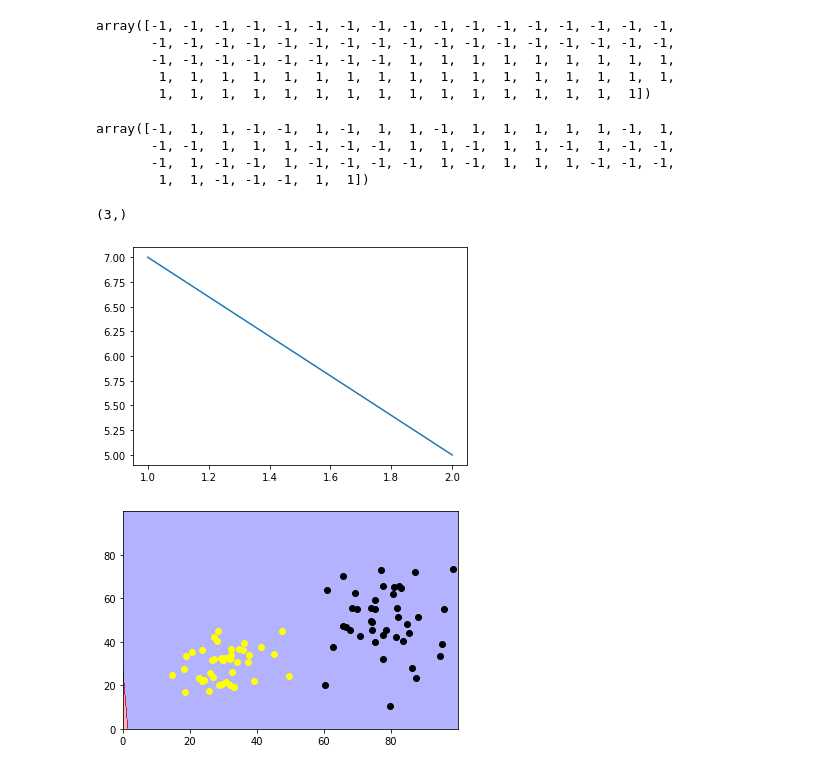
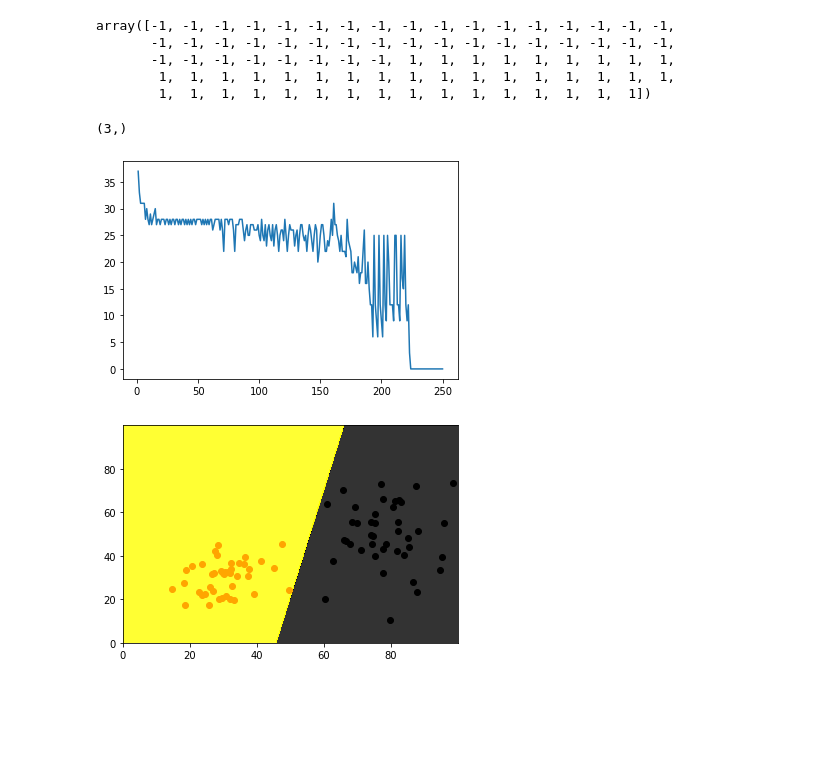
Before and after one commit to makaron42/omleto, a Jupyter notebook: perceptron.ipynb, the cells around one changed output. Saved outputs shown, nothing was run; the diff lists cells and outputs as text; code cells hidden in the pictures; blank space fills up the shorter version.

```diff
--- a/perceptron.ipynb
+++ b/perceptron.ipynb
@@ -68,7 +69,7 @@ plt.show()
 [figure]
 # %%
 class Perceptron:
-    def __init__(self, eta=0.1, n_iter=50, random_state=100):
+    def __init__(self, eta=0.01, n_iter=50, random_state=1):
         self.eta = eta
         self.n_iter = n_iter
         self.random_state = random_state
@@ -121,7 +122,7 @@ X = np.zeros((84, 2))
 X[:42] = k1
 X[42:] = k2
 
-X /= 100
+# X /= 100
 # %%
 y = np.ones((84), dtype=int)
 y[:42] = -1
@@ -133,14 +134,9 @@ array([-1, -1, -1, -1, -1, -1, -1, -1, -1, -1, -1, -1, -1, -1, -1, -1, -1,
         1,  1,  1,  1,  1,  1,  1,  1,  1,  1,  1,  1,  1,  1,  1,  1,  1,
         1,  1,  1,  1,  1,  1,  1,  1,  1,  1,  1,  1,  1,  1,  1,  1])
 # %%
-rgen = np.random.RandomState(1)
-X_train, X_test, y_train, y_test = train_test_split(X, y, test_size=0.3, random_state = 1, stratify=y)
-y_train
+# rgen = np.random.RandomState(1)
+# X_train, X_test, y_train, y_test = train_test_split(X, y, test_size=0.02, random_state = 1, stratify=y)
+# y_train
-# %% [output]
-array([-1,  1,  1, -1, -1,  1, -1,  1,  1, -1,  1,  1,  1,  1,  1, -1,  1,
-       -1, -1,  1,  1,  1, -1, -1, -1,  1,  1, -1,  1,  1, -1,  1, -1, -1,
-       -1,  1, -1, -1,  1, -1, -1, -1, -1,  1, -1,  1,  1,  1, -1, -1, -1,
-        1,  1, -1, -1, -1,  1,  1])
 # %%
 rgen = np.random.RandomState(1)
 
@@ -149,47 +145,47 @@ rgen = np.random.RandomState(1)
 
 # print(X)
 # print('_____')
-#q = list(zip(X, y))
+q = list(zip(X, y))
 # print(q)
-#rgen.shuffle(q)
+rgen.shuffle(q)
 # print(q)
-#X, y = zip(*q)
-#X = np.array(X)
-#y = np.array(y)
+X, y = zip(*q)
+X = np.array(X)
+y = np.array(y)
 # %%
-ppn = Perceptron(n_iter=2)
-ppn.fit(X_train, y_train)
+ppn = Perceptron(n_iter=250)
+ppn.fit(X, y)
 # %% [output]
 (3,)
 # %%
 plt.plot(range(1, len(ppn.errors_) + 1), ppn.errors_)
 plt.show()
 # %% [output]
-[figure, old version]
+[figure, new version]
 # %%
 x1_min, x1_max = 0, 100
 x2_min, x2_max = 0, 100
-resol = 0.01
+resol = 0.1
 
-cmap = ListedColormap(['blue', 'red'])
+cmap = ListedColormap(['black', 'yellow'])
 k1 = k1.T
 k2 = k2.T
 
 xx1, xx2 = np.meshgrid(
     np.arange(x1_min, x1_max, resol),
     np.arange(x2_min, x2_max, resol)
 )
 
 
 Z = ppn.predict(
     np.array([xx1.ravel(), xx2.ravel()]).T
 )
 
 Z = Z.reshape(xx1.shape)
 
-plt.contourf(xx1, xx2, Z, alpha=0.3, cmap=cmap)
-plt.scatter(k2[0], k2[1], color='yellow', marker='o', label='class 2')
+plt.contourf(xx1, xx2, Z, alpha=0.8, cmap=cmap)
+plt.scatter(k2[0], k2[1], color='orange', marker='o', label='class 2')
 plt.scatter(k1[0], k1[1], color='black', marker='o', label='class 1')
 plt.show()
 # %% [output]
-[figure, old version]
+[figure, new version]
```
Also changed, not shown: parts of 2 cells of this notebook.
